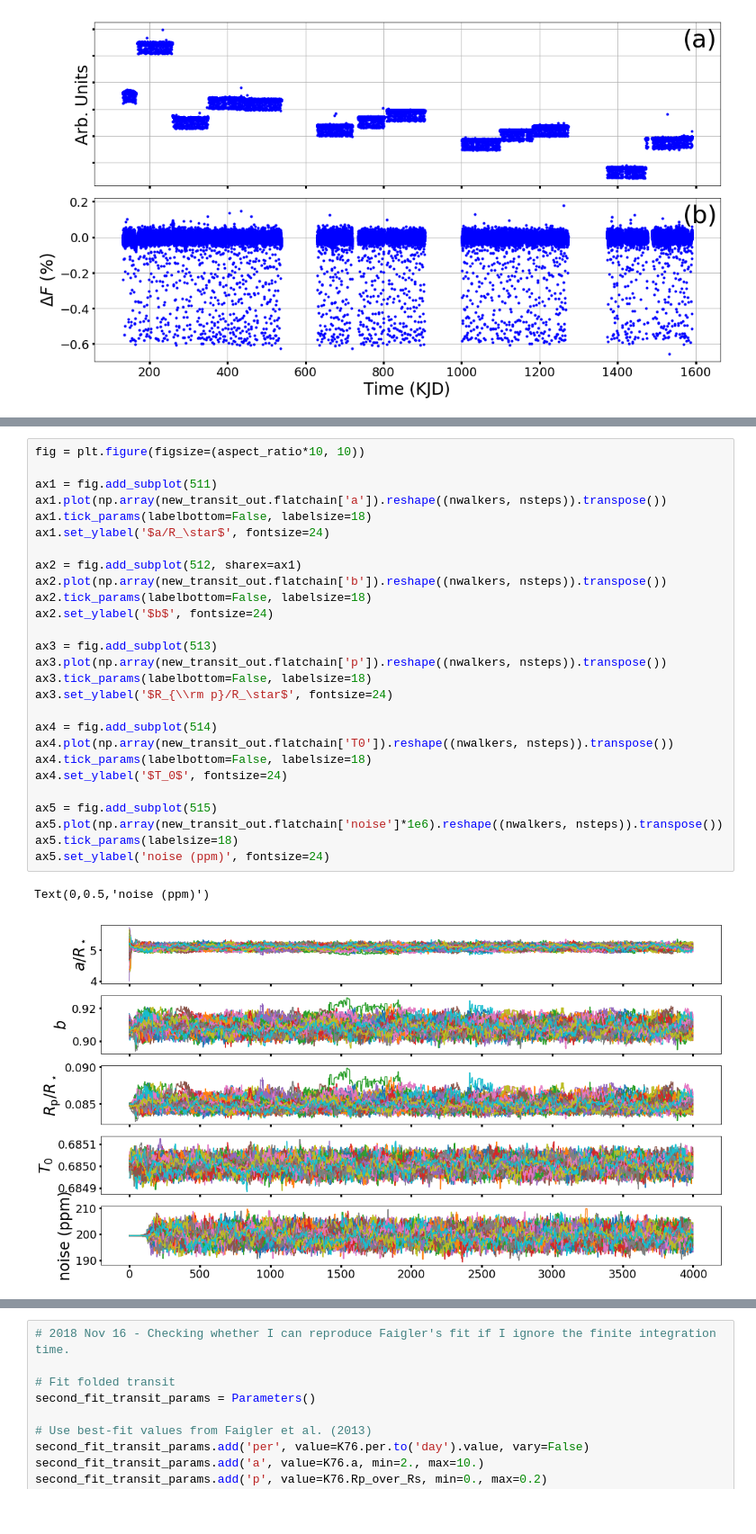
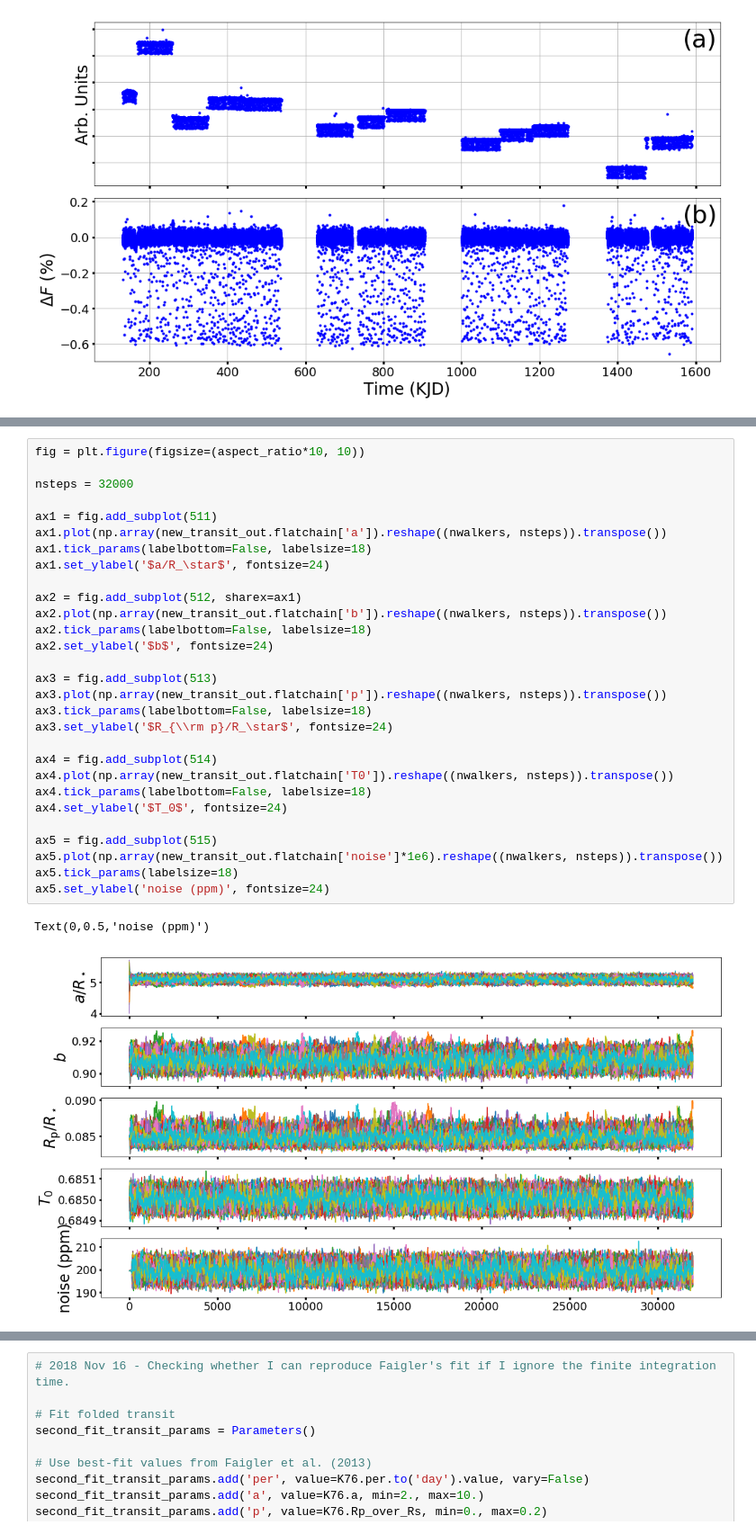
Before and after one commit to BoiseStatePlanetary/effective-guacamole, a Jupyter notebook: Analysis_of_Kepler76b.ipynb, the cells around one changed output, grey strips where cells are left out. Shown at 90% size. Cells and saved outputs as stored; diff of their text form.

```diff
--- a/Analysis_of_Kepler76b.ipynb
+++ b/Analysis_of_Kepler76b.ipynb
@@ -705,34 +702,36 @@ quadLimb     0.304     -inf      inf     None    False     None     None
 None
 # %%
 fig = plt.figure(figsize=(aspect_ratio*10, 10))
+
+nsteps = 32000
 
 ax1 = fig.add_subplot(511)
 ax1.plot(np.array(new_transit_out.flatchain['a']).reshape((nwalkers, nsteps)).transpose())
 ax1.tick_params(labelbottom=False, labelsize=18)
 ax1.set_ylabel('$a/R_\star$', fontsize=24)
 
 ax2 = fig.add_subplot(512, sharex=ax1)
 ax2.plot(np.array(new_transit_out.flatchain['b']).reshape((nwalkers, nsteps)).transpose())
 ax2.tick_params(labelbottom=False, labelsize=18)
 ax2.set_ylabel('$b$', fontsize=24)
 
 ax3 = fig.add_subplot(513)
 ax3.plot(np.array(new_transit_out.flatchain['p']).reshape((nwalkers, nsteps)).transpose())
 ax3.tick_params(labelbottom=False, labelsize=18)
 ax3.set_ylabel('$R_{\\rm p}/R_\star$', fontsize=24)
 
 ax4 = fig.add_subplot(514)
 ax4.plot(np.array(new_transit_out.flatchain['T0']).reshape((nwalkers, nsteps)).transpose())
 ax4.tick_params(labelbottom=False, labelsize=18)
 ax4.set_ylabel('$T_0$', fontsize=24)
 
 ax5 = fig.add_subplot(515)
 ax5.plot(np.array(new_transit_out.flatchain['noise']*1e6).reshape((nwalkers, nsteps)).transpose())
 ax5.tick_params(labelsize=18)
 ax5.set_ylabel('noise (ppm)', fontsize=24)
 # %% [output]
 Text(0,0.5,'noise (ppm)')
-[figure, old version]
+[figure, new version]
 # %%
 a_chain = np.array(new_transit_out.flatchain['a']).reshape((nwalkers, nsteps)).transpose()
 mean_a_chain = np.mean(a_chain, axis=1)
```
Also changed, not shown: parts of 8 cells of this notebook.
